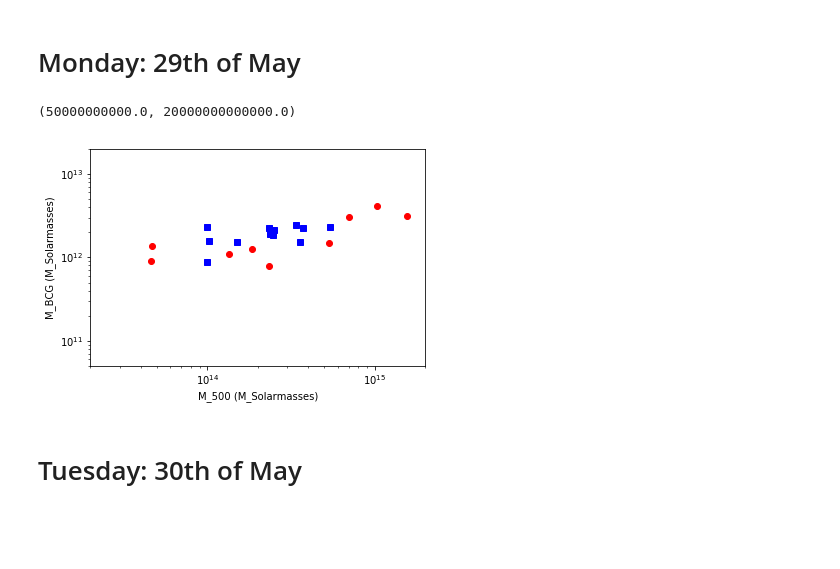
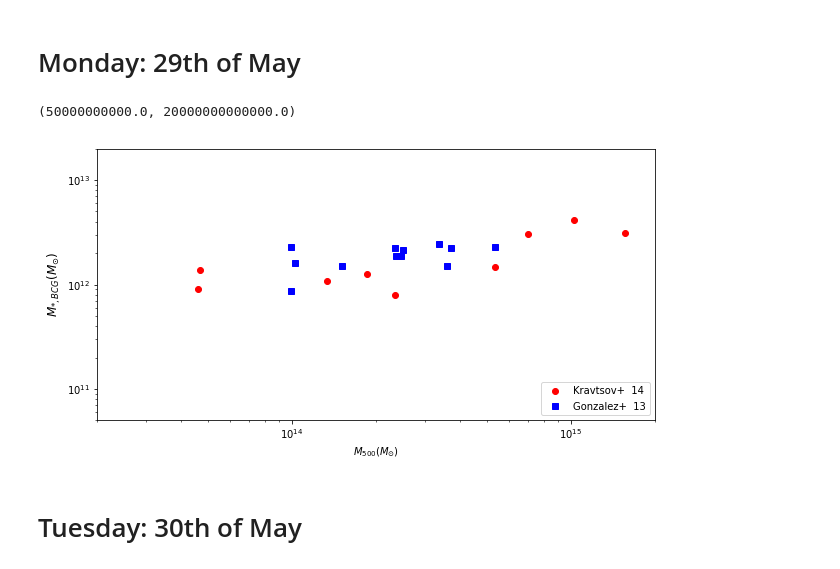
Before and after one commit to moustakas/siena-astrophysics, a Jupyter notebook: summer2017/ghadeer/jojoS2017.ipynb, the cells around one changed output. Cells and saved outputs as stored; diff of their text form; code cells hidden in the pictures; blank space fills up the shorter version.

```diff
--- a/summer2017/ghadeer/jojoS2017.ipynb
+++ b/summer2017/ghadeer/jojoS2017.ipynb
@@ -156,22 +156,26 @@ MBCG_K = np.array([3.12, 4.14, 3.06, 1.47, 0.79, 1.26, 1.09, 0.91, 1.38])*1e12
 M500_G = np.array([2.35, 5.37, 0.99, 3.6, 3.73, 1.03, 0.99, 3.37, 2.36, 2.51, 2.47, 1.51])*1e14
 LBCG_ICL_G = np.array([0.84, 0.87, 0.33, 0.57, 0.85, 0.60, 0.86, 0.93, 0.71, 0.81, 0.7, 0.57])*2.65*1e12
 # %%
-fig, ax = plt.subplots()
+fig, ax = plt.subplots(figsize=(10,5))
 
-ax.plot(M500_K, MBCG_K,'ro')
-ax.plot(M500_G, LBCG_ICL_G,'bs')
+ax.plot(M500_K, MBCG_K,'ro', label="Kravtsov+  14")
+ax.plot(M500_G, LBCG_ICL_G,'bs', label="Gonzalez+  13")
+ax.legend(loc='lower right')
 
 ax.set_xscale('log')
 ax.set_yscale('log')
 
-ax.set_xlabel('M_500 (M_Solarmasses)')
-ax.set_ylabel('M_BCG (M_Solarmasses)')
+ax.set_xlabel('$M_{500} (M_{\odot})$')
+ax.set_ylabel('$M_{*, BCG} (M_{\odot})$', fontsize = 12)
+
+#ax.set_xlabel(r'$\log_{10}\ (M_{halo} / M_{\odot})$')
+#ax.set_ylabel(r'$\log_{10}\ (M_{*} / M_{\odot})$')
 
 ax.set_xlim(2e13, 2e15)
 ax.set_ylim(5e10, 2e13)
 # %% [output]
 (50000000000.0, 20000000000000.0)
-[figure, old version]
+[figure, new version]
 # %% [markdown]
 # Tuesday: 30th of May
 # %% [markdown]
```
Also changed, not shown: parts of 30 cells of this notebook.
